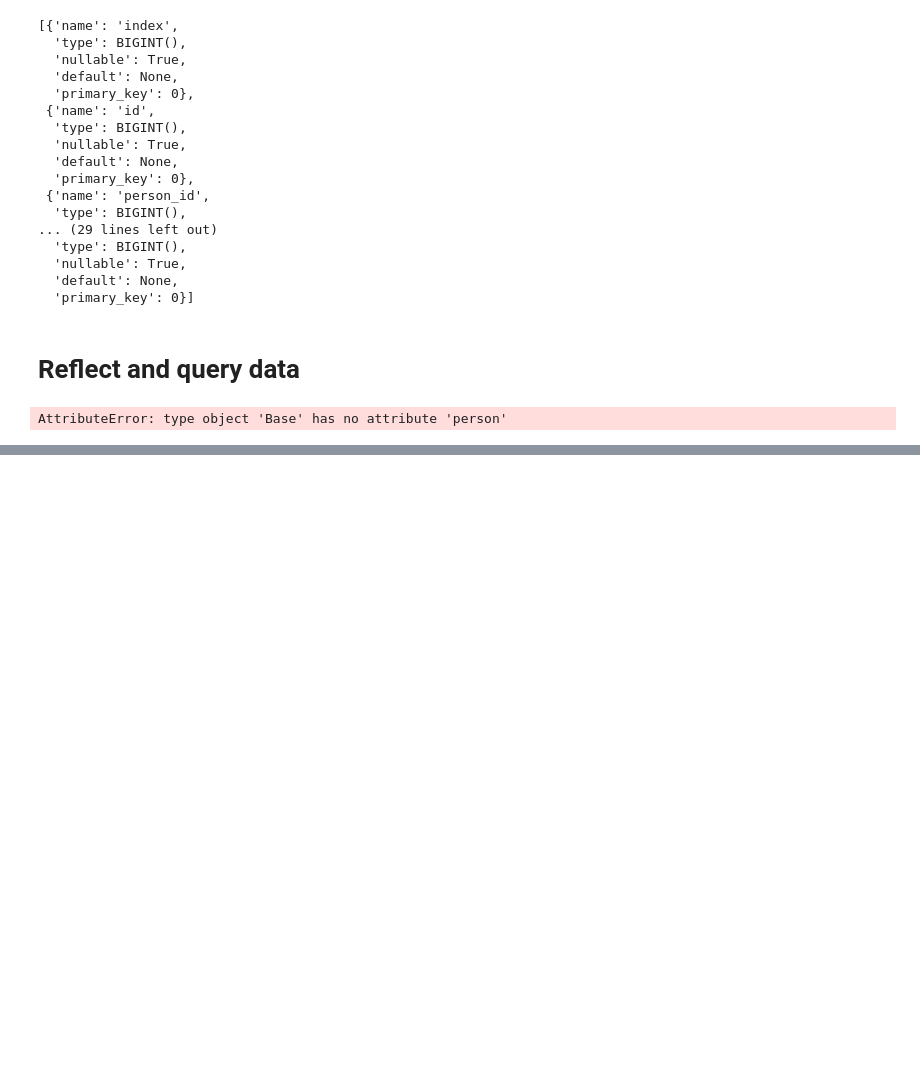
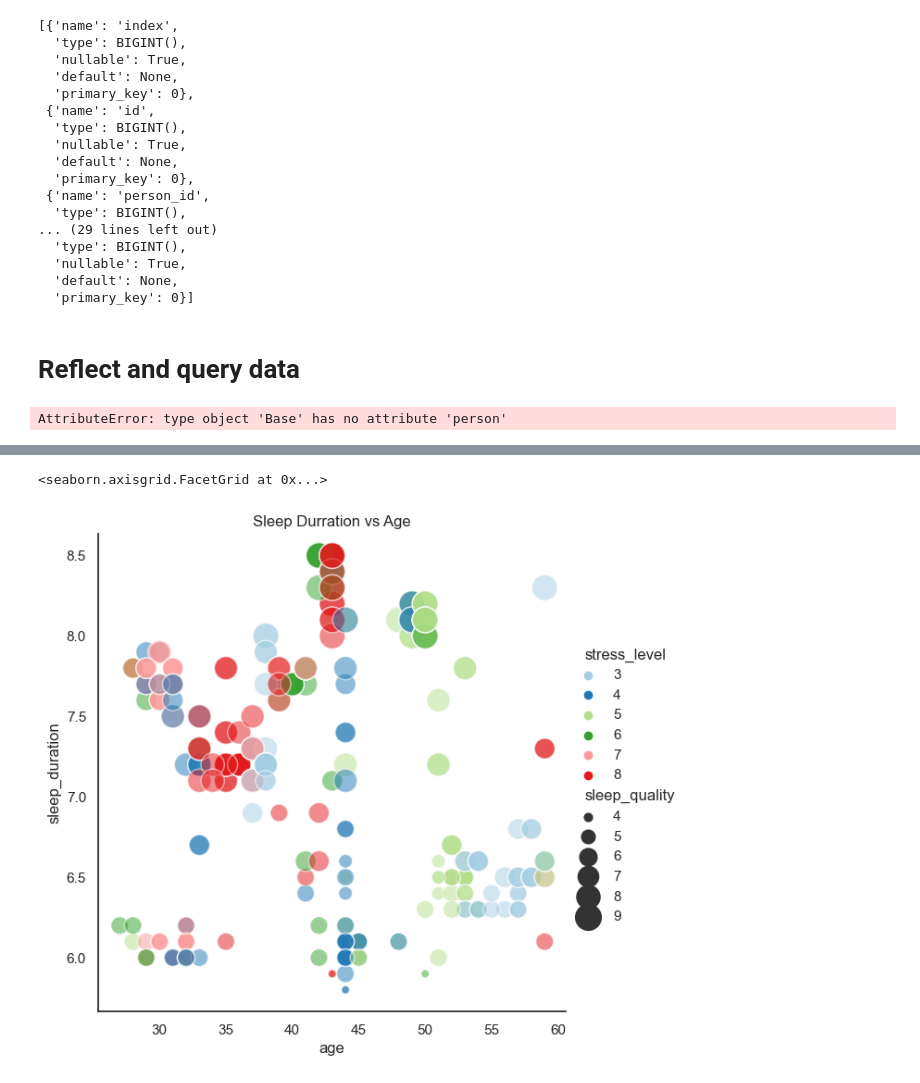
Before and after one commit to reederickson/Project_3, a Jupyter notebook: reed.ipynb, the cells around one changed output, grey strips where cells are left out. Cells and saved outputs as stored; diff of their text form; code cells hidden in the pictures; blank space fills up the shorter version.

Commit message:
changed color anda dded title

```diff
--- a/reed.ipynb
+++ b/reed.ipynb
@@ -154,3 +152,11 @@ Health = Base.health
 stress = Health.stress_level
 # %% [output]
 AttributeError: type object 'Base' has no attribute 'person'
+# %%
+# session= Session(engine)
+Person= pd.read_sql("SELECT * FROM person", conn)
+Sleep= pd.read_sql("SELECT * FROM sleep", conn)
+Health= pd.read_sql("SELECT * FROM health", conn)
+merged_data = pd.merge(Person, Sleep, on='id')
+merged_data = pd.merge(merged_data, Health, on='id')
+merged_data
@@ -156,0 +177,5 @@ AttributeError: type object 'Base' has no attribute 'person'
+# %%
+# remove columns not in use
+desired_columns = ['gender_id', 'age', 'occupation_id', 'sleep_duration', 'sleep_quality', 'stress_level']
+merged_data = merged_data[desired_columns]
+print(merged_data)
@@ -157,11 +200,11 @@ AttributeError: type object 'Base' has no attribute 'person'
 # %%
 #seaborn scatterplot
 sns.set_theme(style="white")
 
-# Load the example mpg dataset
-mpg = sns.load_dataset("mpg")
-
 # Plot miles per gallon against horsepower with other semantics
-sns.relplot(x="person", y="durration", hue="stress", size="quality",
-            sizes=(40, 400), alpha=.5, palette="rocket",
-            height=6, data=data)
+sns.relplot(x="age", y="sleep_duration", hue="stress_level", size="sleep_quality",
+            sizes=(40, 400), alpha=.5, palette="Paired",
+            height=6, data=merged_data).set(title= "Sleep Durration vs Age")
+# %% [output]
+<seaborn.axisgrid.FacetGrid at 0x...>
+[figure, added]
```
Also changed, not shown: parts of 7 cells of this notebook.
